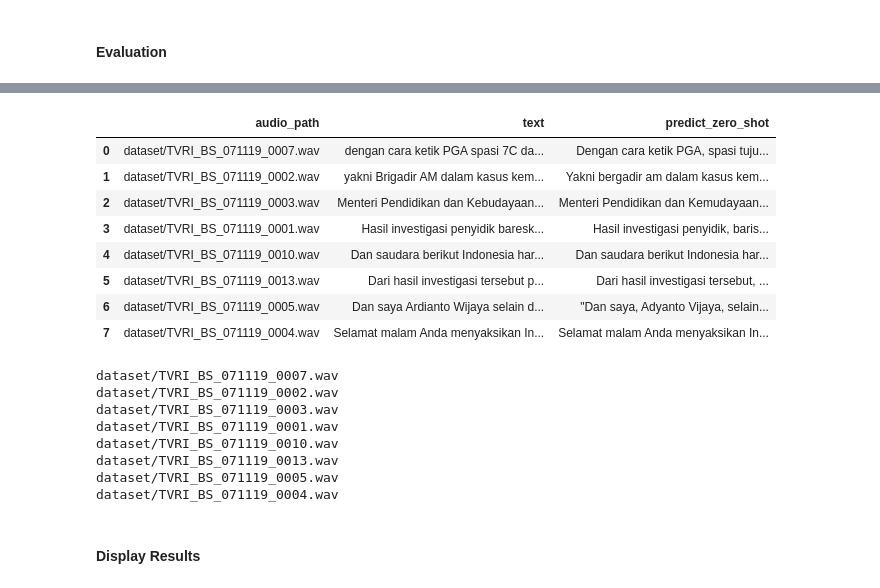
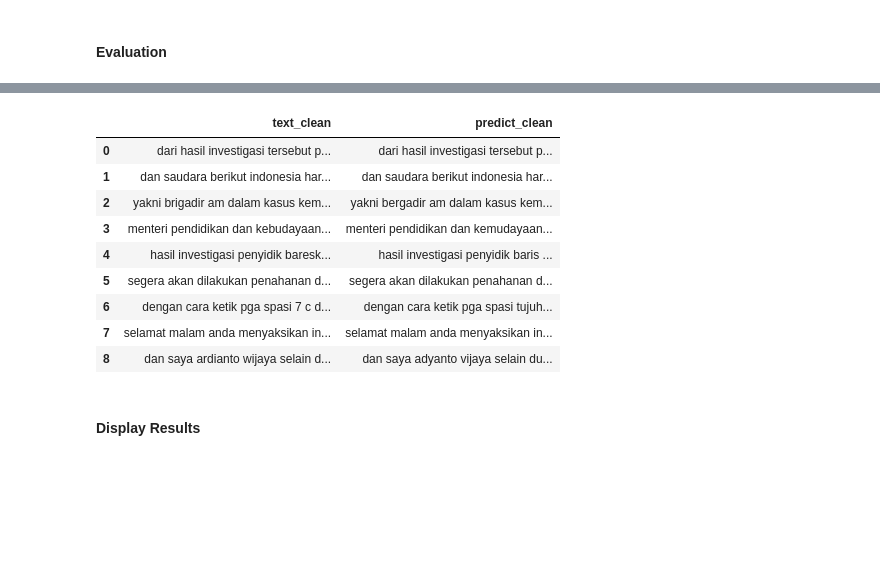
Before and after one commit to Pembantai-Capstone-Asah/LLM, a Jupyter notebook: speech_to_text/speech_to_text.ipynb, the cells around one changed output, grey strips where cells are left out. Cells and saved outputs as stored; diff of their text form; code cells hidden in the pictures; blank space fills up the shorter version.

```diff
--- a/speech_to_text/speech_to_text.ipynb
+++ b/speech_to_text/speech_to_text.ipynb
@@ -639,27 +625,21 @@ dataset/TVRI_BS_071119_0022.wav
-# %%
-test_df
-# %% [output]
-|  | audio_path | text | predict_zero_shot |
-| 0 | dataset/TVRI_BS_071119_0007.wav | dengan cara ketik PGA spasi 7C da... | Dengan cara ketik PGA, spasi tuju... |
-| 1 | dataset/TVRI_BS_071119_0002.wav | yakni Brigadir AM dalam kasus kem... | Yakni bergadir am dalam kasus kem... |
-| 2 | dataset/TVRI_BS_071119_0003.wav | Menteri Pendidikan dan Kebudayaan... | Menteri Pendidikan dan Kemudayaan... |
-| 3 | dataset/TVRI_BS_071119_0001.wav | Hasil investigasi penyidik baresk... | Hasil investigasi penyidik, baris... |
-| 4 | dataset/TVRI_BS_071119_0010.wav | Dan saudara berikut Indonesia har... | Dan saudara berikut Indonesia har... |
-| 5 | dataset/TVRI_BS_071119_0013.wav | Dari hasil investigasi tersebut p... | Dari hasil investigasi tersebut, ... |
-| 6 | dataset/TVRI_BS_071119_0005.wav | Dan saya Ardianto Wijaya selain d... | "Dan saya, Adyanto Vijaya, selain... |
-| 7 | dataset/TVRI_BS_071119_0004.wav | Selamat malam Anda menyaksikan In... | Selamat malam Anda menyaksikan In... |
-# %%
-for idx, row in tqdm(test_df.iterrows(), total=len(test_df), desc="Transcribing Fine-Tuned"):
-        print(row['audio_path'])
-# %% [output]
-dataset/TVRI_BS_071119_0007.wav
-dataset/TVRI_BS_071119_0002.wav
-dataset/TVRI_BS_071119_0003.wav
-dataset/TVRI_BS_071119_0001.wav
-dataset/TVRI_BS_071119_0010.wav
-dataset/TVRI_BS_071119_0013.wav
-dataset/TVRI_BS_071119_0005.wav
-dataset/TVRI_BS_071119_0004.wav
+# %%
+prediction_df = test_df.copy()
+normalizer = EnglishTextNormalizer()
+
+prediction_df['text_clean'] = prediction_df['text'].apply(normalizer)
+prediction_df['predict_clean'] = prediction_df['predict_zero_shot'].apply(normalizer)
+prediction_df[["text_clean", "predict_clean"]]
+# %% [output]
+|  | text_clean | predict_clean |
+| 0 | dari hasil investigasi tersebut p... | dari hasil investigasi tersebut p... |
+| 1 | dan saudara berikut indonesia har... | dan saudara berikut indonesia har... |
+| 2 | yakni brigadir am dalam kasus kem... | yakni bergadir am dalam kasus kem... |
+| 3 | menteri pendidikan dan kebudayaan... | menteri pendidikan dan kemudayaan... |
+| 4 | hasil investigasi penyidik baresk... | hasil investigasi penyidik baris ... |
+| 5 | segera akan dilakukan penahanan d... | segera akan dilakukan penahanan d... |
+| 6 | dengan cara ketik pga spasi 7 c d... | dengan cara ketik pga spasi tujuh... |
+| 7 | selamat malam anda menyaksikan in... | selamat malam anda menyaksikan in... |
+| 8 | dan saya ardianto wijaya selain d... | dan saya adyanto vijaya selain du... |
 # %% [markdown]
 #### Display Results
 # %%
```
Also changed, not shown: parts of 1 cell of this notebook.
